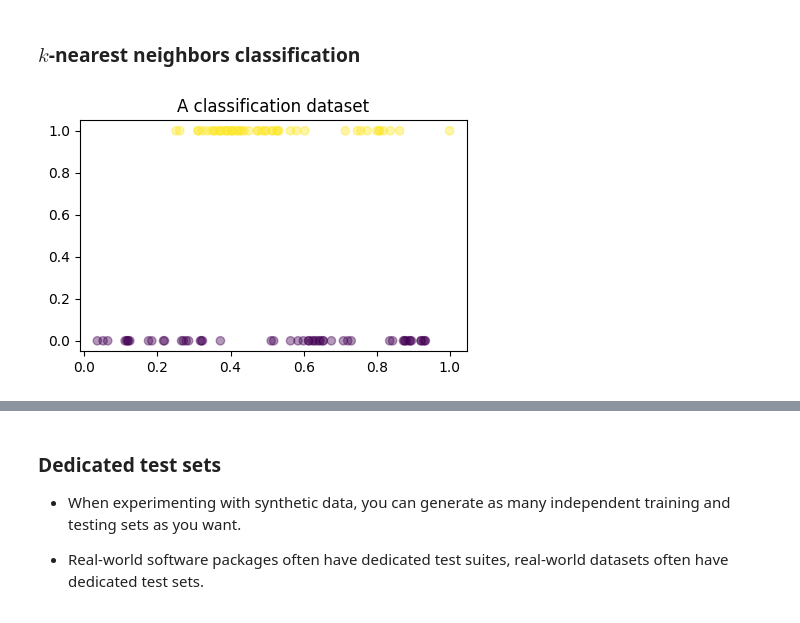
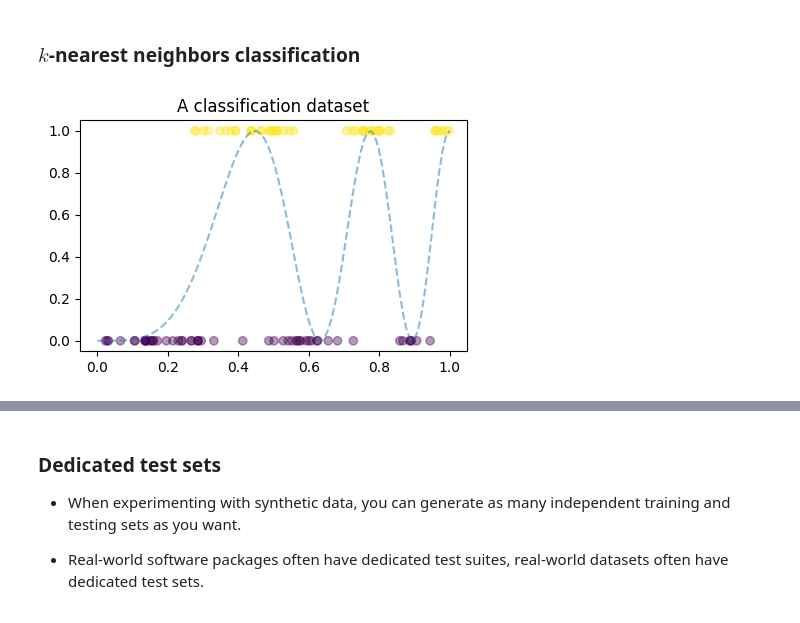
Before and after one commit to mgreenbe/DATA607S2025, a Jupyter notebook: lecture03.ipynb, the cells around one changed output, grey strips where cells are left out. Cells and saved outputs as stored; diff of their text form; code cells hidden in the pictures.

```diff
--- a/lecture03.ipynb
+++ b/lecture03.ipynb
@@ -11,27 +11,27 @@ from matplotlib import pyplot as plt
 # %% [markdown]
 ### $k$-nearest neighbors classification
 # %%
-import numpy as np
-from matplotlib import pyplot as plt
-
 rng = np.random.default_rng()
 
 
 def g(x):
     return np.sin(2.5 * np.pi * x**2) ** 2
 
 
 def make_data(n):
     x = rng.uniform(size=n)
     y = rng.uniform(size=n) < g(x)
     return x, y
 
 
 x, y = make_data(100)
 X = x.reshape(-1, 1)
 plt.figure(figsize=(5, 3))
 plt.scatter(x, y, c=y, alpha=0.4)
+x_test = np.linspace(0, 1, 100)
+X_test = x_test.reshape(-1, 1)
+plt.plot(x_test, g(x_test), "--", alpha=0.5)
 plt.title("A classification dataset")
 plt.show()
 # %% [output]
-[figure, old version]
+[figure, new version]
```
Also changed, not shown: parts of 12 cells of this notebook.
